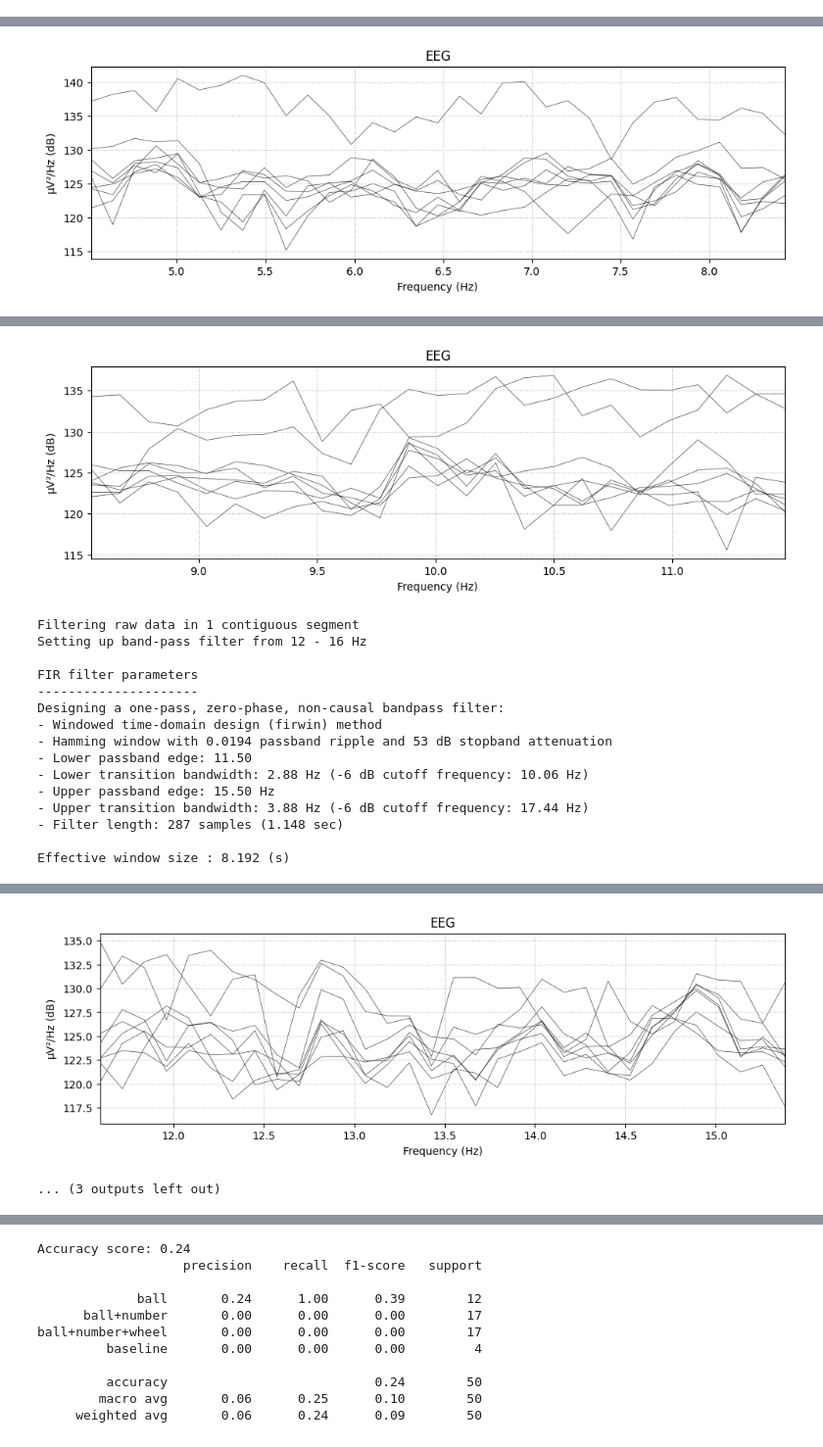
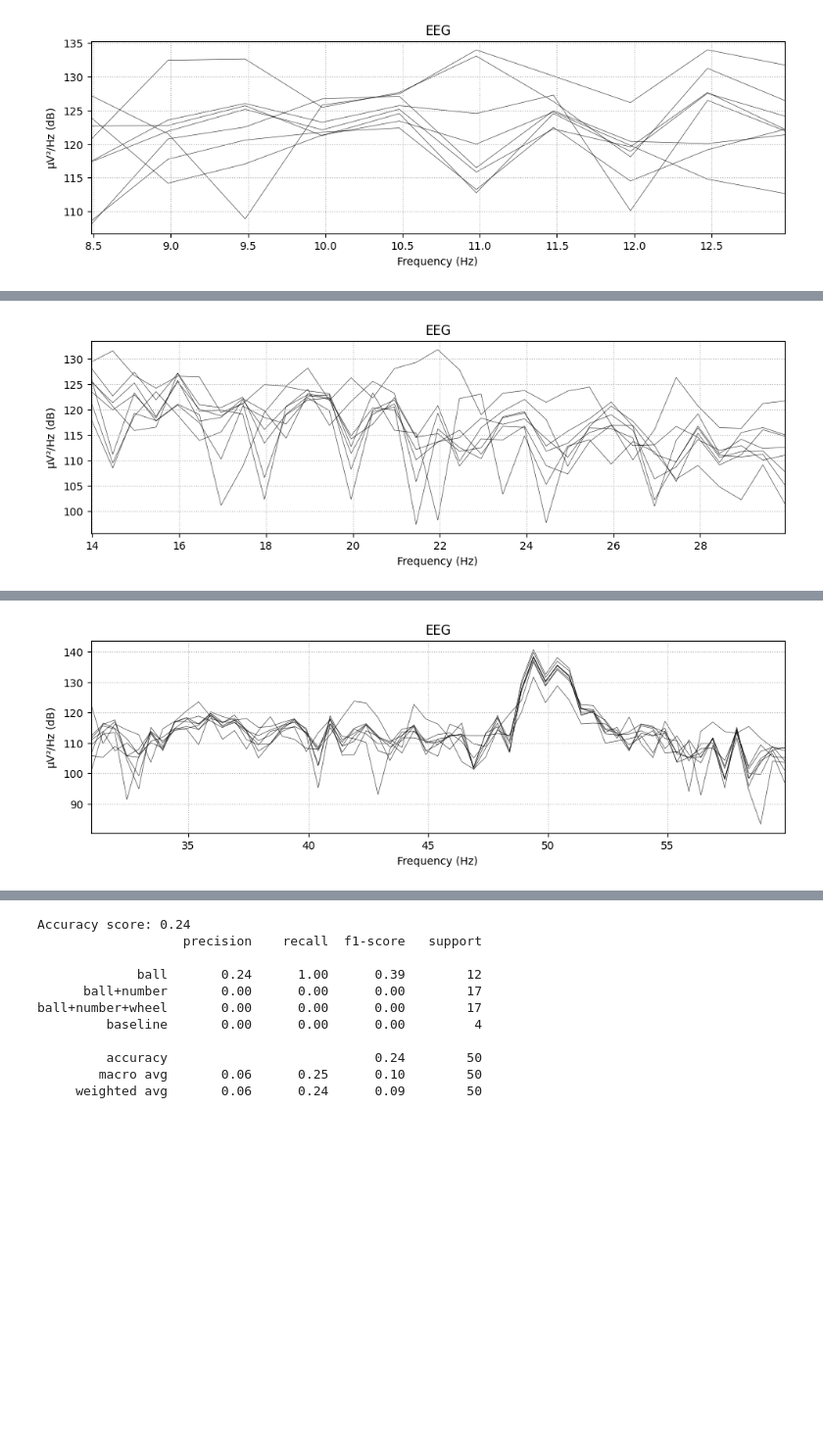
Before and after one commit to tobiasweede/eeg-workshop-bremen, a Jupyter notebook: towards-feature-extraction.ipynb, the cells around one changed output, grey strips where cells are left out. Shown: that part at 98% size. Cells and saved outputs as stored; diff of their text form; code cells hidden in the pictures; blank space fills up the shorter version.

```diff
--- a/towards-feature-extraction.ipynb
+++ b/towards-feature-extraction.ipynb
@@ -18,8 +6,0 @@ print(baseline_list)
-# %%
-# load experiment file names
-experiment_list = []
-path = 'data/**/*S002*.xdf'
-for file in glob.glob(path, recursive=True):
-    experiment_list.append(file)
-experiment_list = [experiment_list[0]]
-print(experiment_list)
@@ -28,10 +29,11 @@ print(experiment_list)
 # %%
 # read baseline and cut it to 40 sec
+
 sfreq = 250
 info = mne.create_info(8, sfreq, ["eeg"] * 8)
 
-baseline_mne_list = []
-for baseline in baseline_list:
+current_baseline_mne_list = []
+for baseline in current_baseline_list:
     streams, _ = pyxdf.load_xdf(baseline)
     try:
         data = streams[1]["time_series"].T[:8]
@@ -40,4 +42,5 @@ for baseline in baseline_list:
         data = streams[0]["time_series"].T[:8]
     raw = mne.io.RawArray(data, info, verbose=False)
     raw = raw.crop(tmin=1, tmax=41)
-    baseline_mne_list.append(raw)
+    current_baseline_mne_list.append(raw)
+print(current_baseline_mne_list)
@@ -167,19 +153,25 @@ Effective window size : 8.192 (s)
 # %%
-# a first try to print bands for one example file
-raw = baseline_mne_list[0]
-FREQ_BANDS = {"delta": [0.5, 4.5],
-                "theta": [4.5, 8.5],
-                "alpha": [8.5, 11.5],
-                "sigma": [11.5, 15.5],
-                "beta": [15.5, 30]}
+# plot relevant frequency bands
 
+#specify participant
+raw = current_baseline_mne_list[0]
 
-for start in range(0, 2, 2):
-    raw_crop = raw.copy().crop(tmin=start, tmax=start+2)
-    for band, freq in FREQ_BANDS.items():
-        fmin, fmax = freq
-        raw_filt = raw.copy()
-        raw_filt.filter(fmin, fmax, n_jobs=1)
-        raw_filt.plot_psd(tmax=np.inf, fmin=fmin, fmax=fmax)
+# bands taken from slides
+FREQ_BANDS = {
+                "alpha": [8, 13],
+                "beta": [13.5, 30],
+                "gamma": [30.5, 60],
+            }
+
+# apply notch filter
+freqs = (50, 100)
+raw_notch = raw.copy().notch_filter(freqs=freqs, verbose=False, notch_widths=0.5)
+
+raw_crop = raw_notch.copy().crop(tmin=0, tmax=2)
+for band, freq in FREQ_BANDS.items():
+    fmin, fmax = freq
+    raw_filt = raw_crop.copy()
+    raw_filt.filter(fmin, fmax, n_jobs=1)
+    raw_filt.plot_psd(tmax=np.inf, fmin=fmin, fmax=fmax, verbose=False)
 # %% [output]
 Filtering raw data in 1 contiguous segment
@@ -199,0 +190 @@ Effective window size : 8.192 (s)
+[figure, new version]
@@ -204 +204,2 @@ Effective window size : 8.192 (s)
+[figure, new version]
 Filtering raw data in 1 contiguous segment
@@ -222 +217,0 @@ Effective window size : 8.192 (s)
-[figure, old version]
@@ -241,16 +218 @@ Effective window size : 8.192 (s)
-[figure, old version]
+[figure, new version]
-Filtering raw data in 1 contiguous segment
-Setting up band-pass filter from 12 - 16 Hz
-
-FIR filter parameters
----------------------
-Designing a one-pass, zero-phase, non-causal bandpass filter:
-- Windowed time-domain design (firwin) method
-- Hamming window with 0.0194 passband ripple and 53 dB stopband attenuation
-- Lower passband edge: 11.50
-- Lower transition bandwidth: 2.88 Hz (-6 dB cutoff frequency: 10.06 Hz)
-- Upper passband edge: 15.50 Hz
-- Upper transition bandwidth: 3.88 Hz (-6 dB cutoff frequency: 17.44 Hz)
-- Filter length: 287 samples (1.148 sec)
-
-Effective window size : 8.192 (s)
@@ -260,4 +219,2 @@ Effective window size : 8.192 (s)
-[figure, removed]
-... (3 outputs left out)
 # %%
 from mne.time_frequency import psd_welch
```
Also changed, not shown: parts of 16 cells of this notebook, 3 other files.
